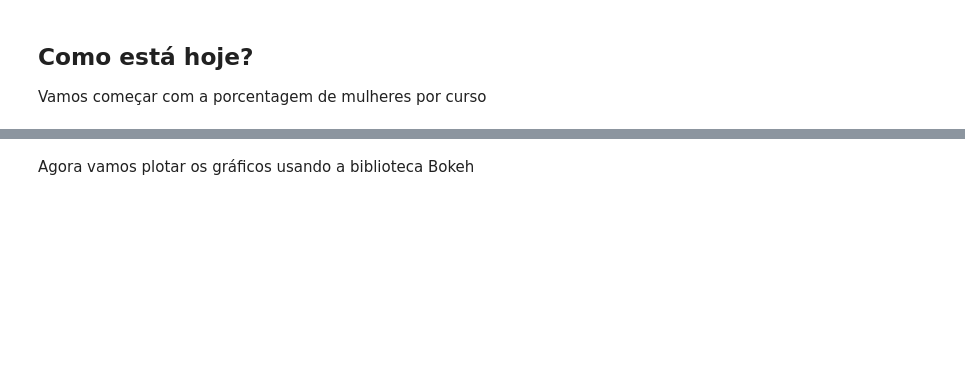
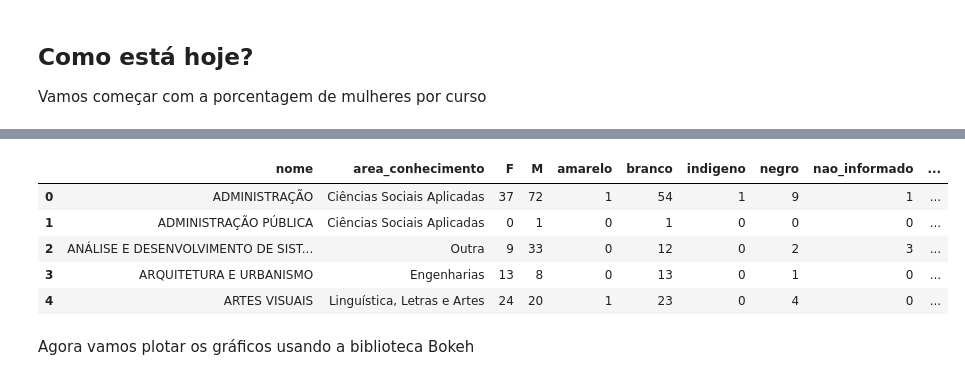
Before and after one commit to nymarya/gender-and-race-ufrn, a Jupyter notebook: sexo_e_cor_da_ufrn.ipynb, the cells around one changed output, grey strips where cells are left out. Drawn from its saved outputs; the diff is of its cells as text; code cells hidden in the pictures; blank space fills up the shorter version.

```diff
--- a/sexo_e_cor_da_ufrn.ipynb
+++ b/sexo_e_cor_da_ufrn.ipynb
@@ -135,0 +208,12 @@ dados_discentes.loc[ dados_discentes.id_curso == 15315770]
+# %%
+print(dados_2019.loc[(dados_2019.F == 0) & (dados_2019.M==0),'nome'])
+# Remove cursos que não possuem alunos
+remover = dados_2019.loc[(dados_2019.F == 0) & (dados_2019.M==0),'nome']
+dados_2019 = dados_2019.drop(remover.index)
+
+dados_2019['mulheres_no_curso(%)'] = dados_2019['F'] / (dados_2019['M'] + dados_2019['F'])
+
+racas = colunas[2:]
+total_racas = dados_2019[ racas ].sum(axis='columns')
+for raca in racas:
+  dados_2019[raca+'_no_curso(%)'] = dados_2019[raca] / total_racas
@@ -136,2 +230,11 @@ dados_discentes.loc[ dados_discentes.id_curso == 15315770]
+# %%
+dados_2019.head()
+# %% [output]
+|  | nome | area_conhecimento | F | M | amarelo | branco | indigeno | negro | nao_informado | ... |
+| 0 | ADMINISTRAÇÃO | Ciências Sociais Aplicadas | 37 | 72 | 1 | 54 | 1 | 9 | 1 | ... |
+| 1 | ADMINISTRAÇÃO PÚBLICA | Ciências Sociais Aplicadas | 0 | 1 | 0 | 1 | 0 | 0 | 0 | ... |
+| 2 | ANÁLISE E DESENVOLVIMENTO DE SIST... | Outra | 9 | 33 | 0 | 12 | 0 | 2 | 3 | ... |
+| 3 | ARQUITETURA E URBANISMO | Engenharias | 13 | 8 | 0 | 13 | 0 | 1 | 0 | ... |
+| 4 | ARTES VISUAIS | Linguística, Letras e Artes | 24 | 20 | 1 | 23 | 0 | 4 | 0 | ... |
 # %% [markdown]
 Agora vamos plotar os gráficos usando a biblioteca Bokeh
```
Also changed, not shown: parts of 37 cells of this notebook.
